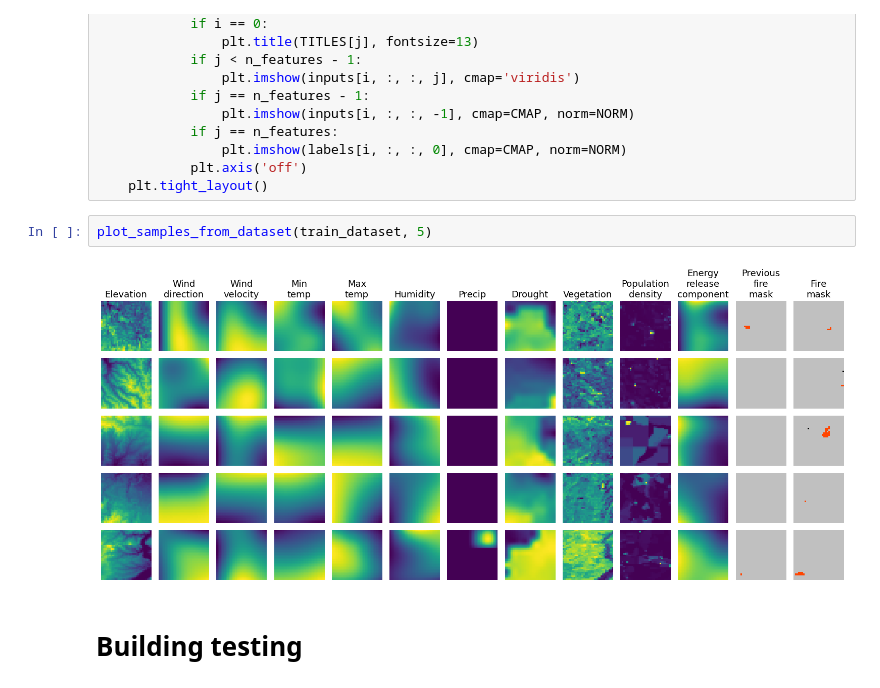
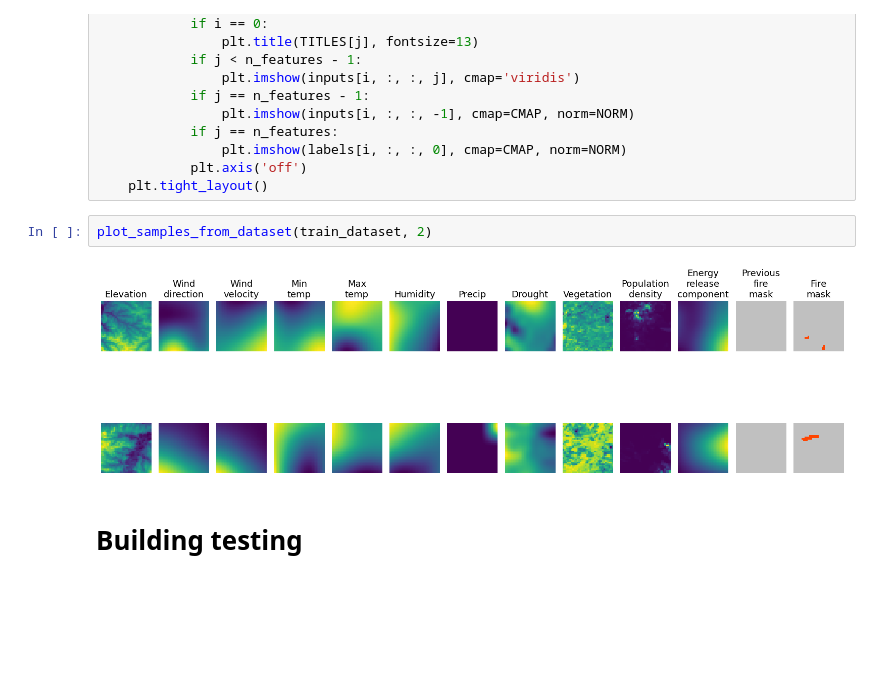
Before and after one commit to KostaKat/Fire-Mask-Prediction, a Jupyter notebook: Modelling_AutoEncoder.ipynb, the cells around one changed output. Saved outputs shown, nothing was run; the diff lists cells and outputs as text; blank space fills up the shorter version.

```diff
--- a/Modelling_AutoEncoder.ipynb
+++ b/Modelling_AutoEncoder.ipynb
@@ -441,9 +440,9 @@ def plot_samples_from_dataset(dataset: tf.data.Dataset, n_rows: int):
             plt.axis('off')
     plt.tight_layout()
 # %%
-plot_samples_from_dataset(train_dataset, 5)
+plot_samples_from_dataset(train_dataset, 2)
 # %% [output]
-[figure, old version]
+[figure, new version]
 # %% [markdown]
 # Building testing
 # %% [markdown]
```
Also changed, not shown: parts of 18 cells of this notebook.
